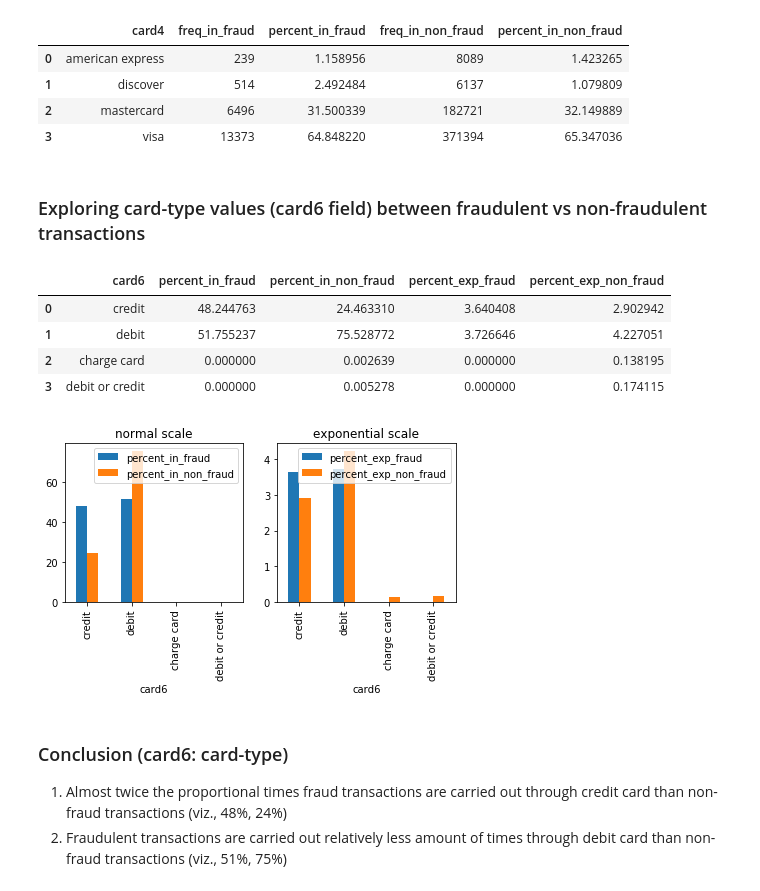
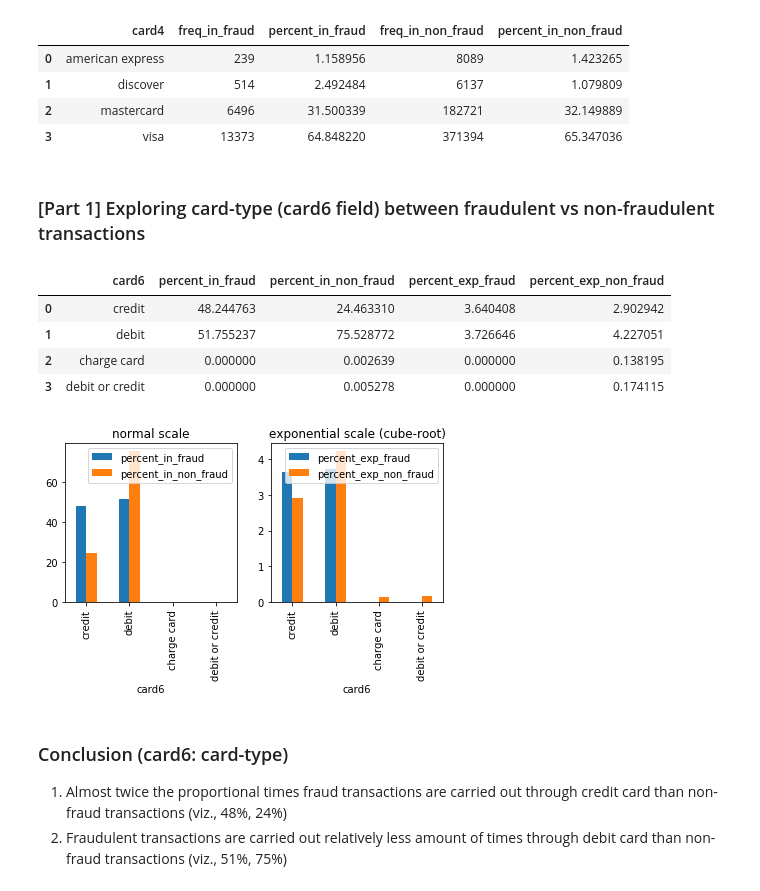
Before and after one commit to ParasAvkirkar/IEEEFraudDetection, a Jupyter notebook: analysis/analysisNotebook.ipynb, the cells around one changed output. Saved outputs shown, nothing was run; the diff lists cells and outputs as text; code cells hidden in the pictures.

```diff
--- a/analysis/analysisNotebook.ipynb
+++ b/analysis/analysisNotebook.ipynb
@@ -130,7 +151,7 @@ combined_card_issuer_freq
 | 2 | mastercard | 6496 | 31.500339 | 182721 | 32.149889 |
 | 3 | visa | 13373 | 64.848220 | 371394 | 65.347036 |
 # %% [markdown]
-### Exploring card-type values (card6 field) between fraudulent vs non-fraudulent transactions ###
+### [Part 1] Exploring card-type (card6 field) between fraudulent vs non-fraudulent transactions ###
 # %%
 fraud_card_freq = fraudulent_df.card6.value_counts().sort_values(ascending=True)
 fraud_card_freq = fraud_card_freq.rename_axis("card6").reset_index(name="freq")
@@ -160,12 +181,12 @@ combined_card_freq
 # %%
 figures, axes = plt.subplots(1,2)
 combined_card_freq.plot.bar(x='card6', ax=axes[0], y=['percent_in_fraud', 'percent_in_non_fraud'])
 combined_card_freq.plot.bar(x='card6', ax=axes[1], y=['percent_exp_fraud', 'percent_exp_non_fraud'])
 axes[0].set_title("normal scale")
-axes[1].set_title("exponential scale")
+axes[1].set_title("exponential scale (cube-root)")
 plt.tight_layout()
 # %% [output]
-[figure, old version]
+[figure, new version]
 # %% [markdown]
 ### Conclusion (card6: card-type) ###
 1. Almost twice the proportional times fraud transactions are carried out through credit card than non-fraud transactions (viz., 48%, 24%)
```
Also changed, not shown: parts of 101 cells of this notebook, 6 other files.
